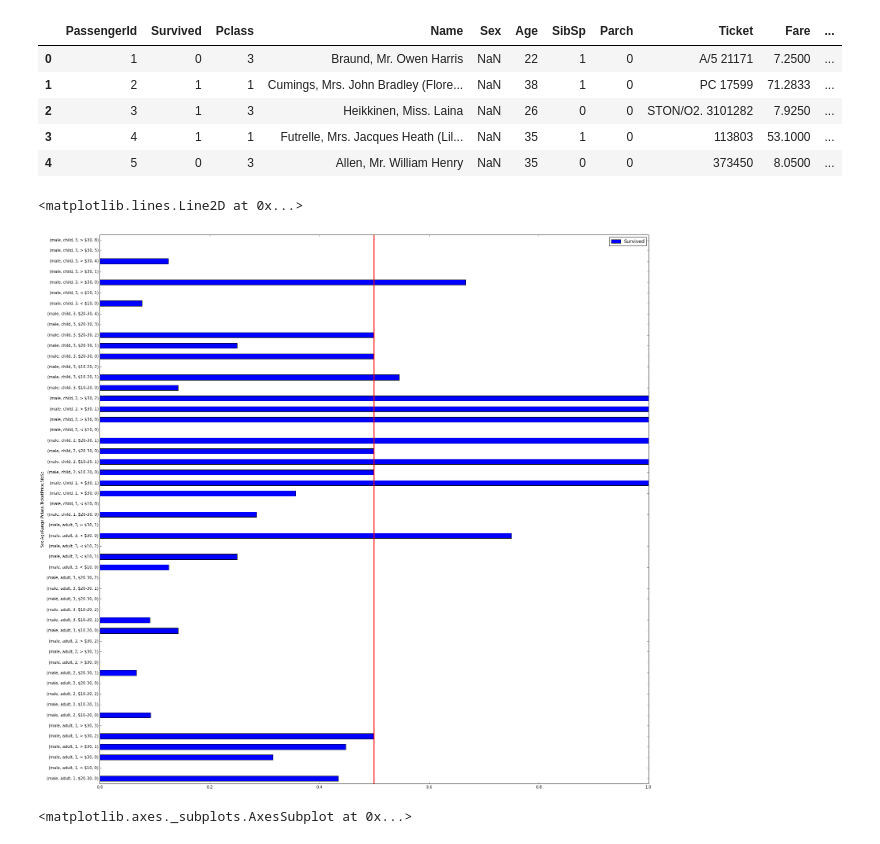
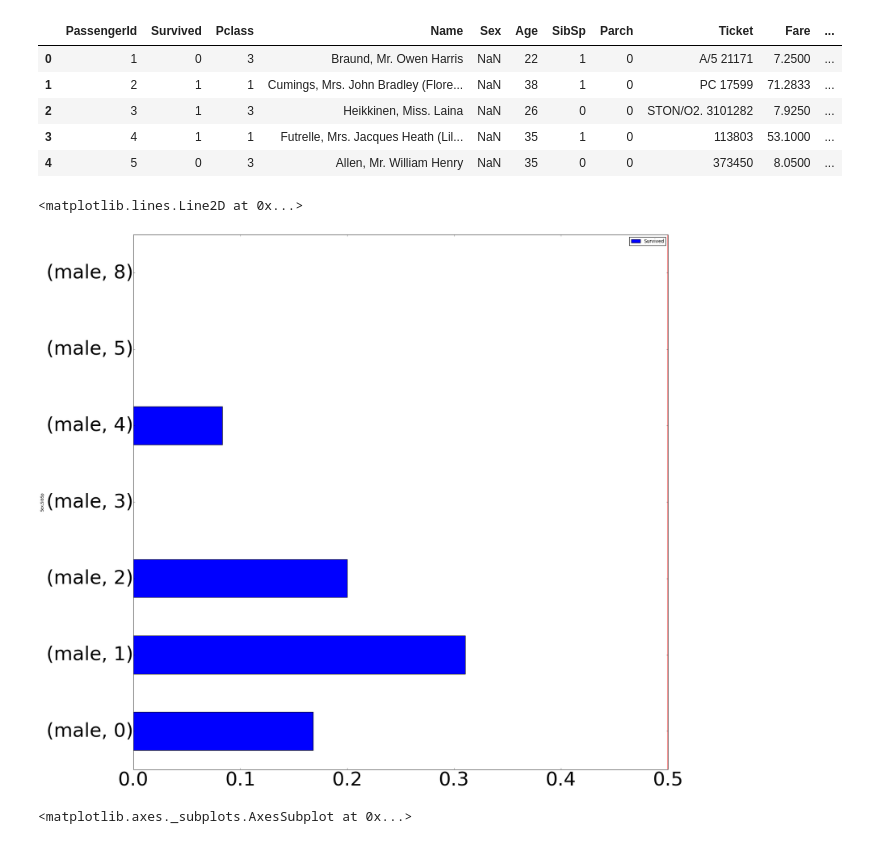
Before and after one commit to tiy-gvl-python/titanic, a Jupyter notebook: titanic_prediction.ipynb, the cells around one changed output. Drawn from its saved outputs; the diff is of its cells as text; code cells hidden in the pictures.

```diff
--- a/titanic_prediction.ipynb
+++ b/titanic_prediction.ipynb
@@ -120,15 +126,15 @@ age_plot
 --->
 # %%
 def create_age_range(age):
-    if age >= 18:
+    if age >= 13:
         return "adult"
     else:
         return "child"
-
+train["Age"] = train["Age"].fillna(29)
 train["AgeRange"] = train["Age"].map(create_age_range)
 
 
-age_sex_survivor_table = pd.pivot_table(train, index=["Sex", "AgeRange"], values=["Survived"])
-age_sex_survivor_table.plot(kind="barh")
+age_sex_survivor_table = pd.pivot_table(train, index=["Sex", "AgeRange", "Parch"], values=["Survived"])
+age_sex_survivor_table.plot(kind="barh", figsize=(25,25), fontsize=50)
 age_sex_survivor_table
 # %% [output]
@@ -169,25 +187,25 @@ train.head()
 # %%
 def family_size(fam):
     if fam < 1:
         return "No Fam"
     elif fam == 1:
         return "1 Fam"
     elif fam == 2:
         return "2 Fam"
     else:
         return "More then 2"
 
 
 train["Family"] = train["SibSp"].apply(family_size)
 
 
 test = train[train['Sex'] == 'male']
-fam_survivor_table = pd.pivot_table(test, index=["Sex", "AgeRange", "Pclass", "TicketPrice", "SibSp"], values=["Survived"])
-fam_survivor_table.plot(kind="barh", figsize=(25, 25))
+fam_survivor_table = pd.pivot_table(test, index=["Sex", "SibSp"], values=["Survived"])
+fam_survivor_table.plot(kind="barh", figsize=(25, 25), fontsize=50)
 plt.axvline(x=0.5, linewidth=2, color='r')
 # %% [output]
 <matplotlib.lines.Line2D at 0x...>
-[figure, old version]
+[figure, new version]
 # %%
 pclass_survivor_table = pd.pivot_table(train, index=["Sex", "AgeRange", "Pclass", "SibSp"], values=["Survived"])
 pclass_survivor_table.plot(kind="barh", figsize=(10,10))
```
Also changed, not shown: parts of 13 cells of this notebook, 1 other file.
